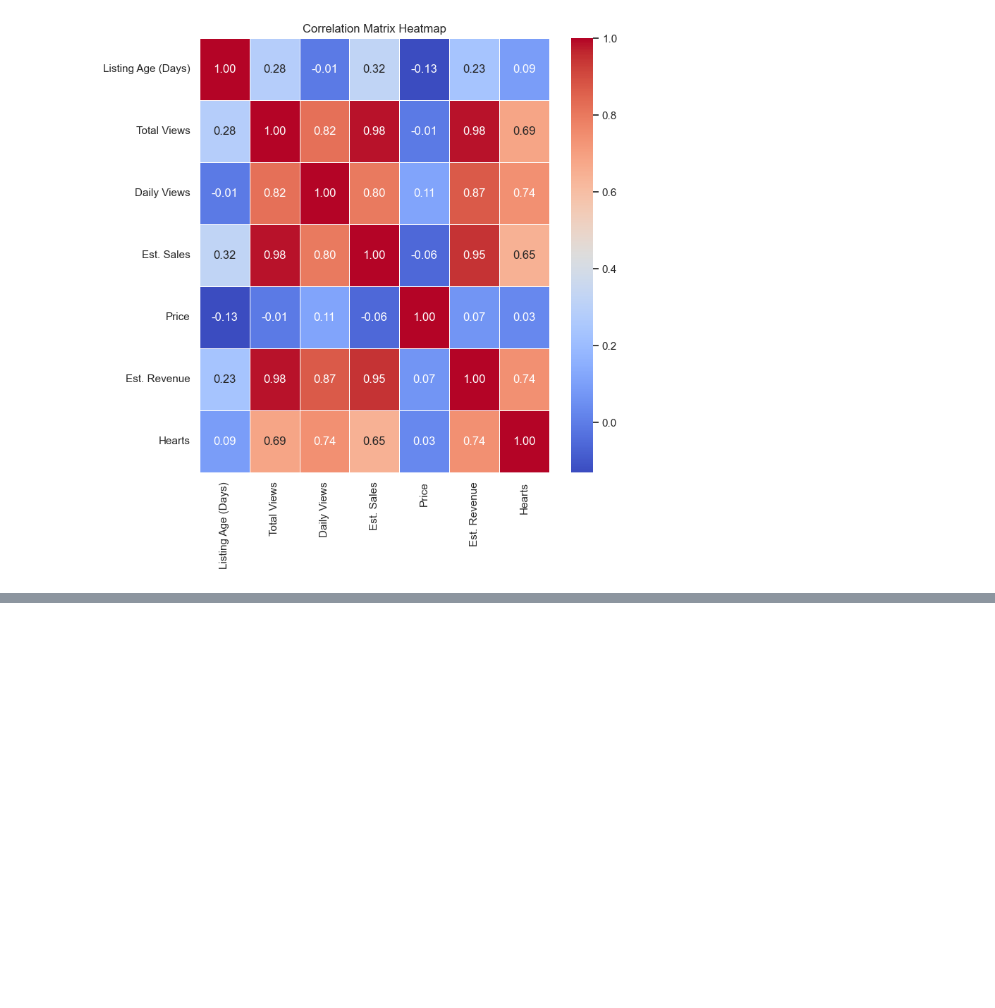
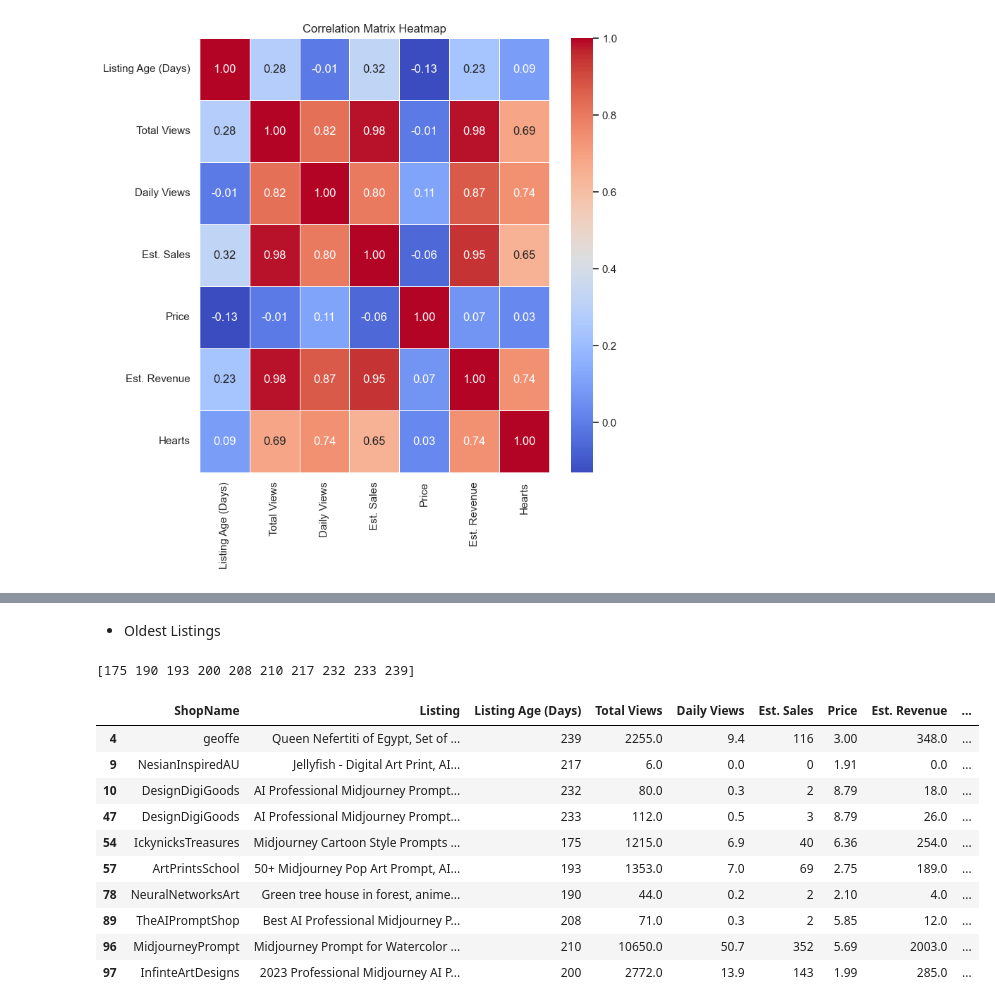
Before and after one commit to gupta-aayushkr/Etsy-Market-Analysis, a Jupyter notebook: EDA.ipynb, the cells around one changed output, grey strips where cells are left out. Cells and saved outputs as stored; diff of their text form; code cells hidden in the pictures; blank space fills up the shorter version.

```diff
--- a/EDA.ipynb
+++ b/EDA.ipynb
@@ -257,0 +456,21 @@ plt.show()
+# %% [markdown]
+- Oldest Listings
+# %%
+old_listing = Listing_age.sort_values().tail(10).values
+print(old_listing)
+# %% [output]
+[175 190 193 200 208 210 217 232 233 239]
+# %%
+df[df["Listing Age (Days)"].isin(old_listing)]
+# %% [output]
+|  | ShopName | Listing | Listing Age (Days) | Total Views | Daily Views | Est. Sales | Price | Est. Revenue | ... |
+| 4 | geoffe | Queen Nefertiti of Egypt, Set of ... | 239 | 2255.0 | 9.4 | 116 | 3.00 | 348.0 | ... |
+| 9 | NesianInspiredAU | Jellyfish - Digital Art Print, AI... | 217 | 6.0 | 0.0 | 0 | 1.91 | 0.0 | ... |
+| 10 | DesignDigiGoods | AI Professional Midjourney Prompt... | 232 | 80.0 | 0.3 | 2 | 8.79 | 18.0 | ... |
+| 47 | DesignDigiGoods | AI Professional Midjourney Prompt... | 233 | 112.0 | 0.5 | 3 | 8.79 | 26.0 | ... |
+| 54 | IckynicksTreasures | Midjourney Cartoon Style Prompts ... | 175 | 1215.0 | 6.9 | 40 | 6.36 | 254.0 | ... |
+| 57 | ArtPrintsSchool | 50+ Midjourney Pop Art Prompt, AI... | 193 | 1353.0 | 7.0 | 69 | 2.75 | 189.0 | ... |
+| 78 | NeuralNetworksArt | Green tree house in forest, anime... | 190 | 44.0 | 0.2 | 2 | 2.10 | 4.0 | ... |
+| 89 | TheAIPromptShop | Best AI Professional Midjourney P... | 208 | 71.0 | 0.3 | 2 | 5.85 | 12.0 | ... |
+| 96 | MidjourneyPrompt | Midjourney Prompt for Watercolor ... | 210 | 10650.0 | 50.7 | 352 | 5.69 | 2003.0 | ... |
+| 97 | InfinteArtDesigns | 2023 Professional Midjourney AI P... | 200 | 2772.0 | 13.9 | 143 | 1.99 | 285.0 | ... |
```
Also changed, not shown: parts of 29 cells of this notebook, 2 other files.
